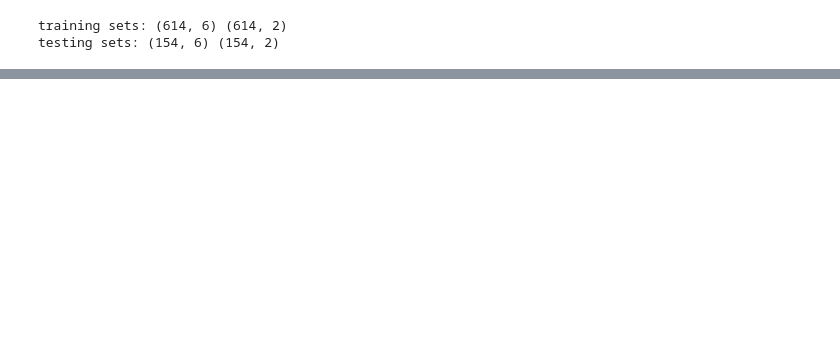
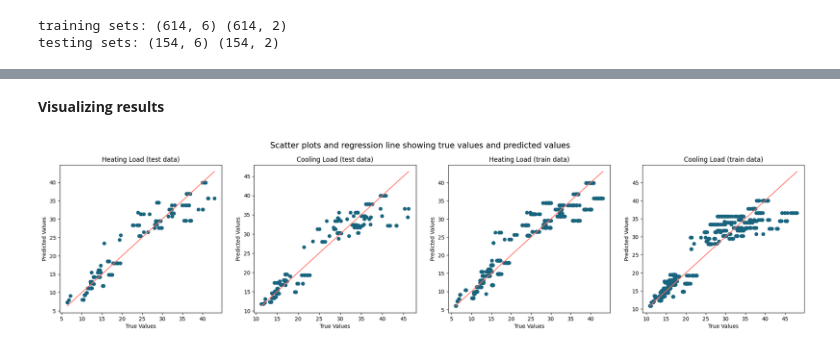
Before and after one commit to dalimvc/Regression-Models, a Jupyter notebook: 24-AS1-b21dalmi.ipynb, the cells around one changed output, grey strips where cells are left out. Drawn from its saved outputs; the diff is of its cells as text; code cells hidden in the pictures; blank space fills up the shorter version.

```diff
--- a/24-AS1-b21dalmi.ipynb
+++ b/24-AS1-b21dalmi.ipynb
@@ -245,0 +287,6 @@ plt.show()
+# %%
+model_lin_regression = LinearRegression() #initializing linear regression model
+model_lin_regression.fit(x_train_scaled, y_train) #adding traiainging data to the model
+
+y_pred_train = model_lin_regression.predict(x_train_scaled) #prediction Y for training data
+y_pred_test = model_lin_regression.predict(x_test_scaled) #prediction Y for testing data
@@ -245,0 +310,36 @@ plt.show()
+# %% [markdown]
+<b>Visualizing results</b>
+# %%
+#plot wil 1X4 subplots
+figure, axs = plt.subplots(1, 4, figsize=(25, 5))
+axs = axs.flatten()
+
+axs[0].scatter(y_test['Heating_Load'], y_pred_test[:, 0], color=my_colors[0]) #scatter plot for Heating_Load test values
+axs[0].plot([y_test['Heating_Load'].min(), y_test['Heating_Load'].max()], [y_test['Heating_Load'].min(), y_test['Heating_Load'].max()], color=my_colors[2]) #regression line for Heating_Load test values
+axs[0].set_title("Heating Load (test data)")
+axs[0].set_xlabel("True Values")
+axs[0].set_ylabel("Predicted Values")
+
+axs[1].scatter(y_test['Cooling_Load'], y_pred_test[:, 1], color=my_colors[0]) #scatter plot for Cooling_Load test values
+axs[1].plot([y_test['Cooling_Load'].min(), y_test['Cooling_Load'].max()], [y_test['Cooling_Load'].min(), y_test['Cooling_Load'].max()], color=my_colors[2]) #regression line for Cooling_Load test values
+axs[1].set_title("Cooling Load (test data)")
+axs[1].set_xlabel("True Values")
+axs[1].set_ylabel("Predicted Values")
+
+axs[2].scatter(y_train['Heating_Load'], y_pred_train[:, 0], color=my_colors[0]) #scatter plot for Heating_Load train values
+axs[2].plot([y_train['Heating_Load'].min(), y_train['Heating_Load'].max()], [y_train['Heating_Load'].min(), y_train['Heating_Load'].max()], color=my_colors[2]) #regression line for Heating_Load train values
+axs[2].set_title("Heating Load (train data)")
+axs[2].set_xlabel("True Values")
+axs[2].set_ylabel("Predicted Values")
+
+axs[3].scatter(y_train['Cooling_Load'], y_pred_train[:, 1], color=my_colors[0]) #scatter plot for Cooling_Load train values
+axs[3].plot([y_train['Cooling_Load'].min(), y_train['Cooling_Load'].max()], [y_train['Cooling_Load'].min(), y_train['Cooling_Load'].max()], color=my_colors[2]) #regression line for Cooling_Load train values
+axs[3].set_title("Cooling Load (train data)")
+axs[3].set_xlabel("True Values")
+axs[3].set_ylabel("Predicted Values")
+
+plt.suptitle("Scatter plots and regression line showing true values and predicted values", fontsize=15, y=1.0)
+plt.subplots_adjust(hspace=0.2, wspace=0.2) #adjusting space between plots
+plt.show()
+# %% [output]
+[figure, added]
```
Also changed, not shown: parts of 16 cells of this notebook.
